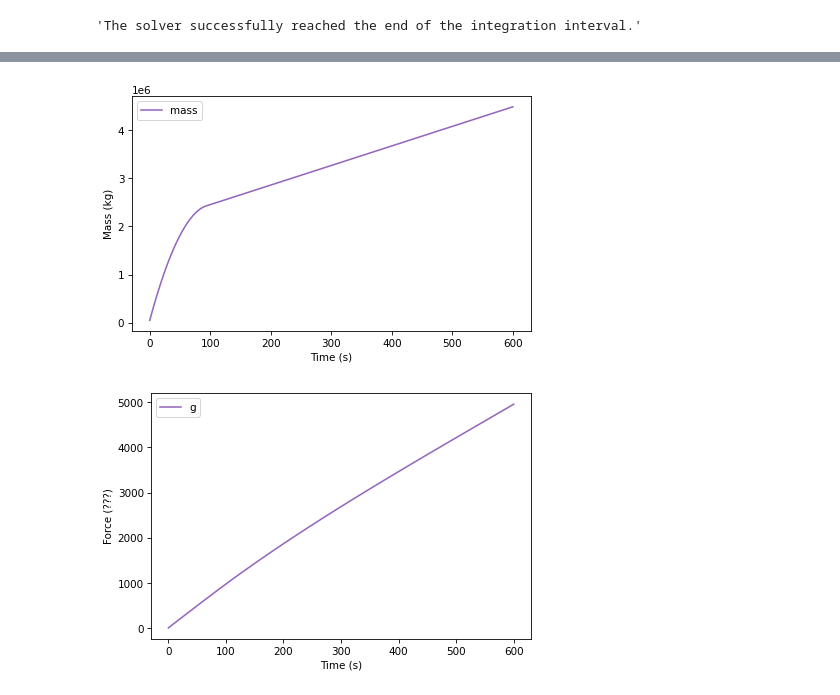
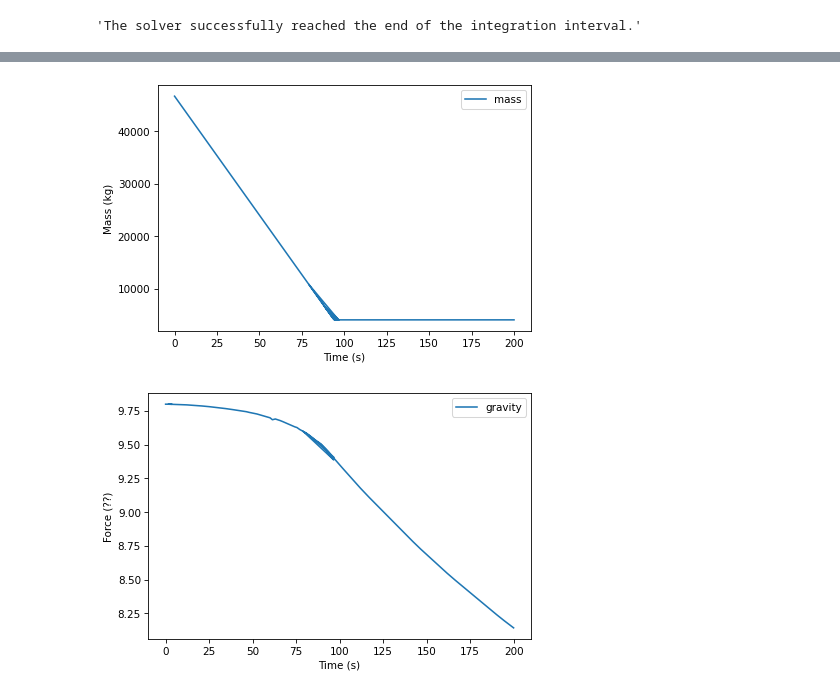
Before and after one commit to ShadowRonin/rocket-trajectory, a Jupyter notebook: rocketsim.ipynb, the cells around one changed output, grey strips where cells are left out. Cells and saved outputs as stored; diff of their text form; code cells hidden in the pictures.

Commit message:
Fix charts

```diff
--- a/rocketsim.ipynb
+++ b/rocketsim.ipynb
@@ -134,8 +139,11 @@ print(calc_gravity(100000, system))
 9.8
 9.499450547180519
 # %%
+mass_series = pd.Series()
+gravity_series = pd.Series()
+
 def slope_func(t, state, system):
-    x, y, vx, vy, old_g, old_mass = state
+    x, y, vx, vy = state
     g = calc_gravity(y, system)
     mass = calc_mass(t, system)
 
@@ -146,5 +154,8 @@ def slope_func(t, state, system):
 
     A = a_grav + a_drag + a_thrust
 
-    return V.x, V.y, A.x, A.y, g, mass
+    mass_series[t] = mass
+    gravity_series[t] = g
+
+    return V.x, V.y, A.x, A.y#, g, mass
 # %%
@@ -188,15 +197,25 @@ decorate(xlabel='Time (s)',
 # %%
-results.mass.plot(color='C4')
+# results.mass.plot(color='C4')
+# decorate(xlabel='Time (s)',
+#          ylabel='Mass (kg)')
+
+mass_series.plot(label='mass')
+
 decorate(xlabel='Time (s)',
-         ylabel='Mass (kg)')
+            ylabel='Mass (kg)')
 # %% [output]
-[figure, old version]
+[figure, new version]
 # %%
-results.g.plot(color='C4')
+# results.g.plot(color='C4')
+# decorate(xlabel='Time (s)',
+#          ylabel='Force (???)')
+
+gravity_series.plot(label='gravity')
+
 decorate(xlabel='Time (s)',
-         ylabel='Force (???)')
+            ylabel='Force (??)')
 # %% [output]
-[figure, old version]
+[figure, new version]
 # %%
 def plot_trajectory(results):
     x = results.x
```
Also changed, not shown: parts of 13 cells of this notebook, 1 other file.
